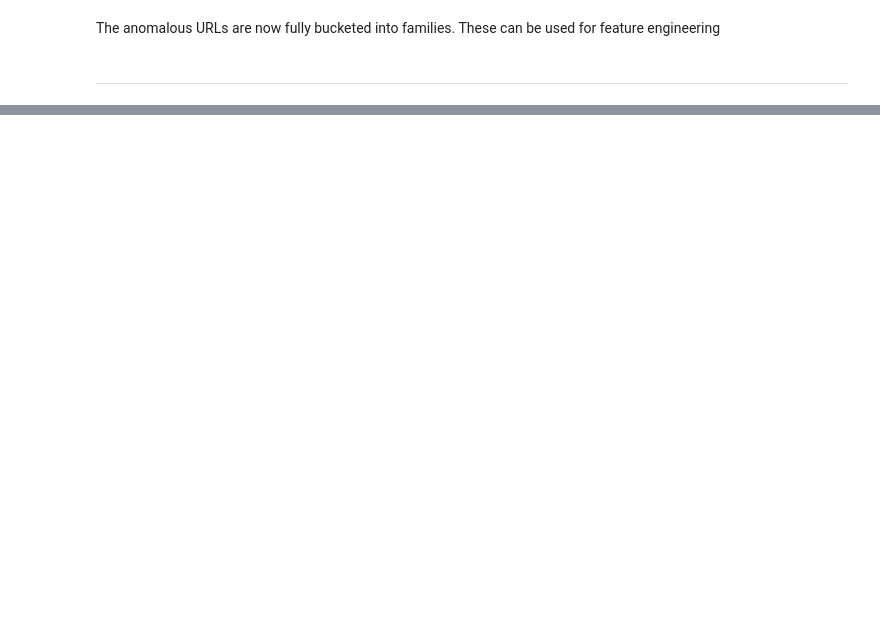
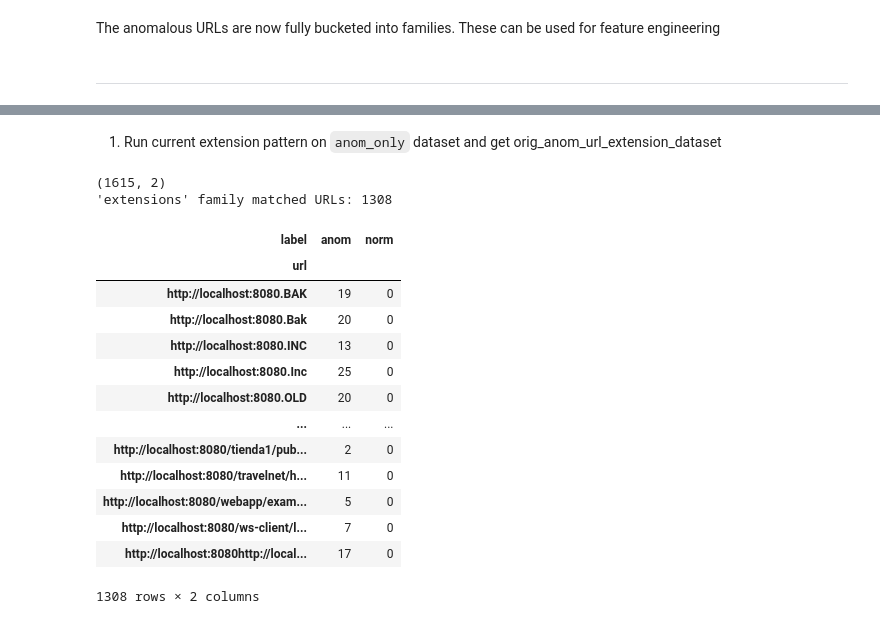
Before and after one commit to arkb2023/mlhttp, a Jupyter notebook: notebooks/analyse_urls.ipynb, the cells around one changed output, grey strips where cells are left out. Drawn from its saved outputs; the diff is of its cells as text; code cells hidden in the pictures; blank space fills up the shorter version.

```diff
--- a/notebooks/analyse_anom_only_urls.ipynb
+++ b/notebooks/analyse_urls.ipynb
@@ -812,0 +860,23 @@ The anomalous URLs are now fully bucketed into families. These can be used for f
+# %%
+# Filter dataset on compiled urls
+# Return matched URLs
+def filter_unmatched_urls(df_input, compiled):
+
+    df_matched = pd.DataFrame()
+    urls = df_input.index.to_series()
+    matched = {}
+    for name, pat in compiled.items():
+        #print(f"{name}: {pat}")
+
+        mask = urls.str.contains(pat, case=False, regex=True, na=False)
+
+        df_suffix = df_input.loc[mask].copy()
+        if len(df_suffix) > 0:
+            print(f"'{name}' family matched URLs: {len(df_suffix)}")
+            matched[name] = df_input.loc[mask.values].copy()
+
+        # print(f"{name}_matched URLs: {len(df_cumulative_matched_urls)} URLs, {df_cumulative_matched_urls['norm'].sum()} requests")
+        # print(f"{name}_suffix URLs: {len(df_suffix)} URLs, {df_suffix['norm'].sum()} requests")
+        # print(f"remaining URLs:   {len(df_remaining)} URLs, {df_remaining['norm'].sum()} requests")
+        # print("-" * 80)
+    return matched
@@ -812,0 +943,30 @@ The anomalous URLs are now fully bucketed into families. These can be used for f
+# %% [markdown]
+1. Run current extension pattern on `anom_only` dataset and get orig_anom_url_extension_dataset
+# %%
+# Reset to original Dataset
+anom_only_remaining_df = anom_only_urls_df
+print(anom_only_remaining_df.shape)
+
+#extensions_only_compiled = compiled_pattern(pattern_families['extensions'][0])
+orig_anom_url_extension_dataset = filter_unmatched_urls(anom_only_remaining_df, {'extensions': pattern_families['extensions'][0]})
+# %% [output]
+(1615, 2)
+'extensions' family matched URLs: 1308
+# %%
+type(orig_anom_url_extension_dataset)
+orig_anom_url_extension_dataset['extensions']
+# %% [output]
+| label | anom | norm |
+| url |  |  |
+| http://localhost:8080.BAK | 19 | 0 |
+| http://localhost:8080.Bak | 20 | 0 |
+| http://localhost:8080.INC | 13 | 0 |
+| http://localhost:8080.Inc | 25 | 0 |
+| http://localhost:8080.OLD | 20 | 0 |
+| ... | ... | ... |
+| http://localhost:8080/tienda1/pub... | 2 | 0 |
+| http://localhost:8080/travelnet/h... | 11 | 0 |
+| http://localhost:8080/webapp/exam... | 5 | 0 |
+| http://localhost:8080/ws-client/l... | 7 | 0 |
+| http://localhost:8080http://local... | 17 | 0 |
+1308 rows × 2 columns
```
Also changed, not shown: parts of 57 cells of this notebook, 3 other files.
